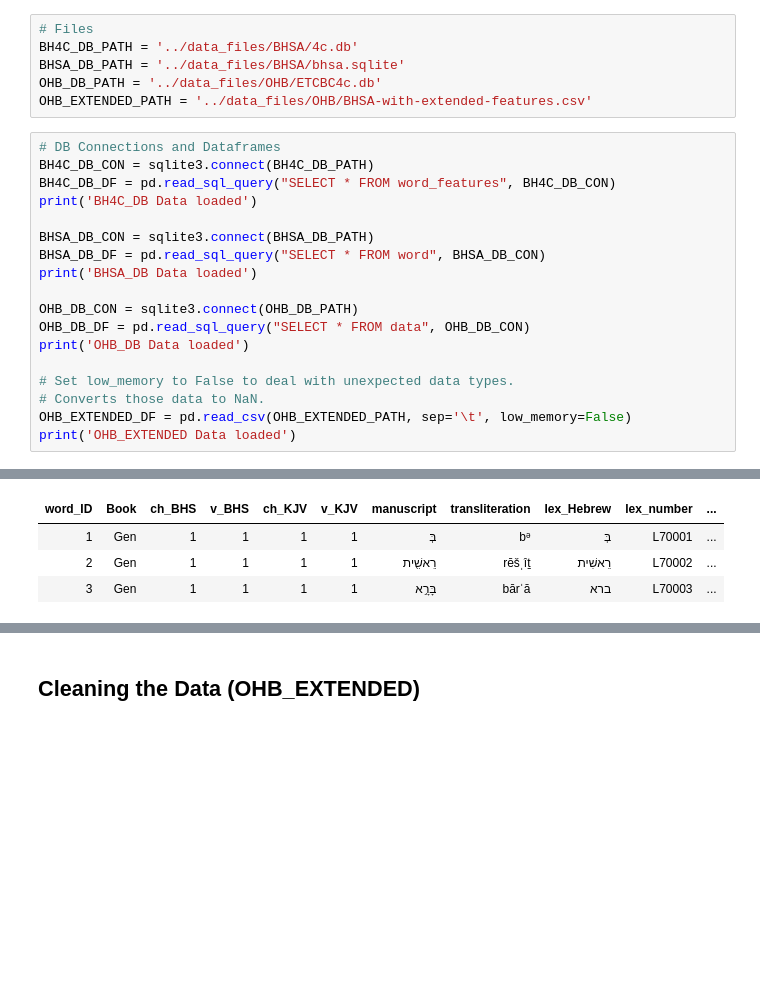
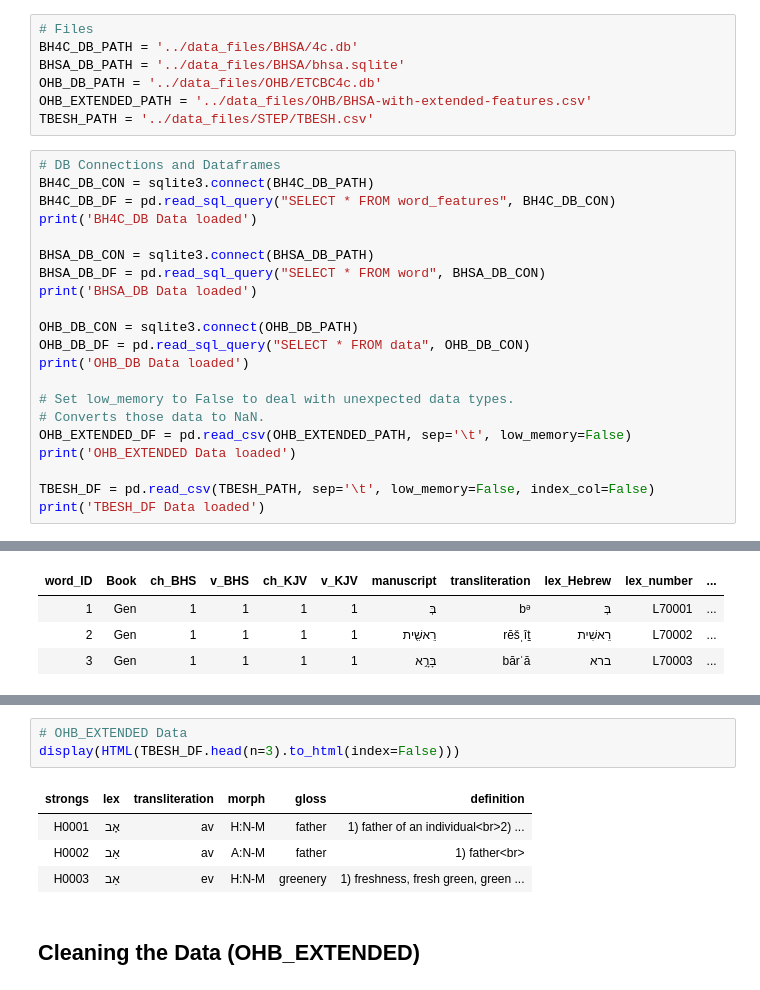
Before and after one commit to Tanakh-Reader/tanakh-reader, a Jupyter notebook: data_code/convert_csv_data_v3.ipynb, the cells around one changed output, grey strips where cells are left out. Saved outputs shown, nothing was run; the diff lists cells and outputs as text; blank space fills up the shorter version.

```diff
--- a/data_code/convert_csv_data_v3.ipynb
+++ b/data_code/convert_csv_data_v3.ipynb
@@ -46,6 +47,7 @@ BH4C_DB_PATH = '../data_files/BHSA/4c.db'
 BHSA_DB_PATH = '../data_files/BHSA/bhsa.sqlite'
 OHB_DB_PATH = '../data_files/OHB/ETCBC4c.db'
 OHB_EXTENDED_PATH = '../data_files/OHB/BHSA-with-extended-features.csv'
+TBESH_PATH = '../data_files/STEP/TBESH.csv'
 # %%
 # DB Connections and Dataframes
 BH4C_DB_CON = sqlite3.connect(BH4C_DB_PATH)
@@ -64,6 +66,9 @@ print('OHB_DB Data loaded')
 # Converts those data to NaN.
 OHB_EXTENDED_DF = pd.read_csv(OHB_EXTENDED_PATH, sep='\t', low_memory=False)
 print('OHB_EXTENDED Data loaded')
+
+TBESH_DF = pd.read_csv(TBESH_PATH, sep='\t', low_memory=False, index_col=False)
+print('TBESH_DF Data loaded')
 # %% [output]
 BH4C_DB Data loaded
 BHSA_DB Data loaded
@@ -103,6 +109,14 @@ display(HTML(OHB_EXTENDED_DF.head(n=3).to_html(index=False)))
 | 1 | ¶ | NaN | 〔1｜1｜1｜1〕 | 〔1｜1｜1｜1〕 | c1 | Verbal clauses | ... |
 | 2 | NaN | NaN | 〔1｜1｜1｜1〕 | 〔1｜1｜1｜1〕 | c1 | Verbal clauses | ... |
 | 3 | NaN | NaN | 〔1｜1｜1｜1〕 | 〔1｜1｜1｜1〕 | c1 | Verbal clauses | ... |
+# %%
+# OHB_EXTENDED Data
+display(HTML(TBESH_DF.head(n=3).to_html(index=False)))
+# %% [output]
+| strongs | lex | transliteration | morph | gloss | definition |
+| H0001 | אָב | av | H:N-M | father | 1) father of an individual<br>2) ... |
+| H0002 | אַב | av | A:N-M | father | 1) father<br> |
+| H0003 | אֵב | ev | H:N-M | greenery | 1) freshness, fresh green, green ... |
 # %% [markdown]
 ## Cleaning the Data (OHB_EXTENDED)
 # %% [markdown]
```
Also changed, not shown: parts of 12 cells of this notebook, 5 other files.
